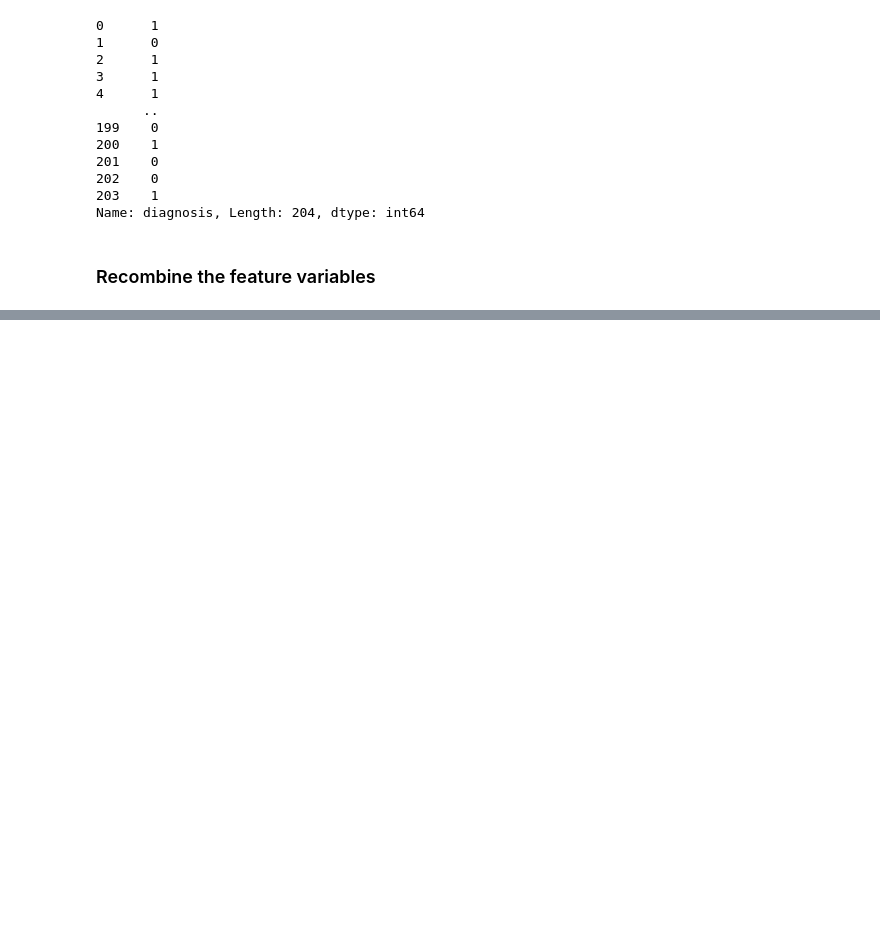
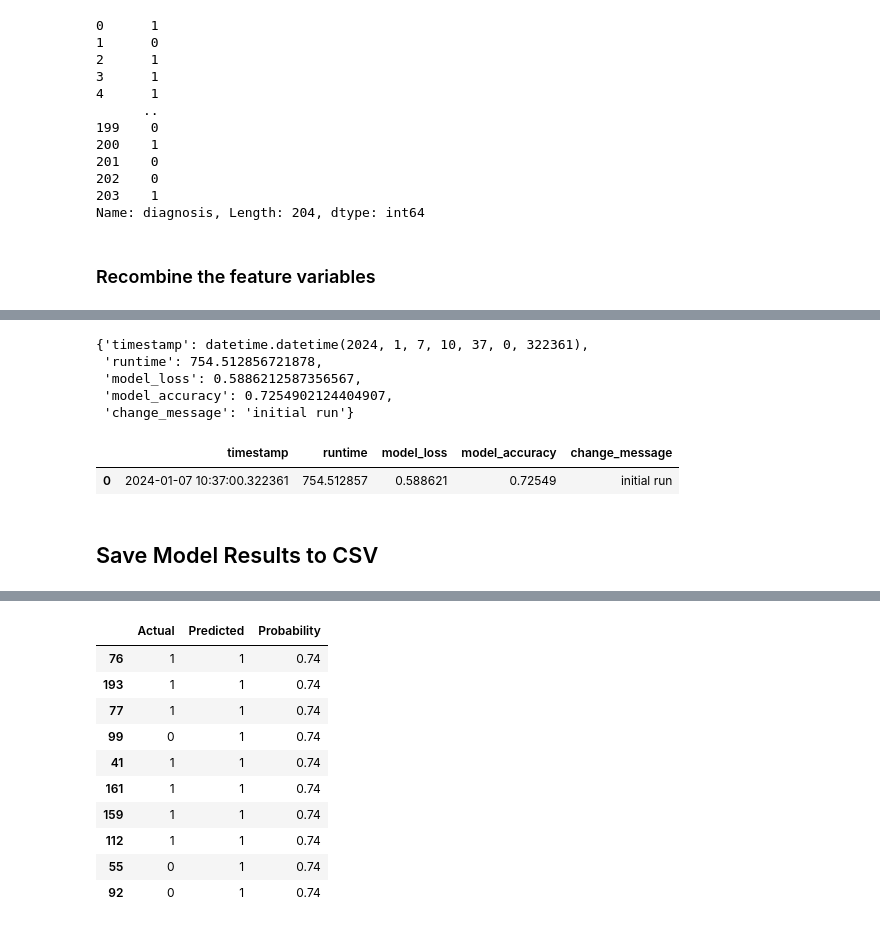
Before and after one commit to alyssahondrade/ml-perspectives-on-voice-disorder-diagnosis, a Jupyter notebook: notebooks/06c_rnn_test.ipynb, the cells around one changed output, grey strips where cells are left out. Cells and saved outputs as stored; diff of their text form; code cells hidden in the pictures; blank space fills up the shorter version.

Commit message:
rnn notebook cleanup and performance tracker

```diff
--- a/notebooks/06c_rnn_test.ipynb
+++ b/notebooks/06c_rnn_test.ipynb
@@ -411,7 +226,0 @@ X_train, X_test, y_train, y_test = train_test_split(flat_df, y, stratify=y)
-# %%
-# Normalize training data to be between 0 and 1
-X_scaler = MinMaxScaler()
-
-# Scale the data
-X_train_scaled = X_scaler.fit_transform(X_train)
-X_test_scaled = X_scaler.fit_transform(X_test)
@@ -426,12 +227,9 @@ X_test_reshaped = X_test_array.reshape((X_test_array.shape[0], -1))
-# %%
-# Normalize training data to be between 0 and 1
-X_scaler = MinMaxScaler()
-
-# Scale the data
-X_train_scaled = X_scaler.fit_transform(X_train_reshaped)
-X_test_scaled = X_scaler.fit_transform(X_test_reshaped)
-
-# # Reshape the data back to the original
-# X_train_scaled = X_train_scaled.reshape(())
-
-# X_test_scaled = X_test_scaled.reshape(())
+# %%
+# Train the model
+fit_model = rnn.fit(
+    X_train_scaled,
+    y_train,
+    shuffle = True,
+    epochs = 20,
+    verbose = 1
+)
@@ -437,0 +284,9 @@ X_test_scaled = X_scaler.fit_transform(X_test_reshaped)
+# %%
+# Display the dictionary
+results_dict
+# %% [output]
+{'timestamp': datetime.datetime(2024, 1, 7, 10, 37, 0, 322361),
+ 'runtime': 754.512856721878,
+ 'model_loss': 0.5886212587356567,
+ 'model_accuracy': 0.7254902124404907,
+ 'change_message': 'initial run'}
@@ -437,0 +303,7 @@ X_test_scaled = X_scaler.fit_transform(X_test_reshaped)
+# %%
+# Convert the dictionary to a dataframe
+results_df = pd.DataFrame(results_dict, index=[0])
+results_df.head()
+# %% [output]
+|  | timestamp | runtime | model_loss | model_accuracy | change_message |
+| 0 | 2024-01-07 10:37:00.322361 | 754.512857 | 0.588621 | 0.72549 | initial run |
@@ -437,0 +338,19 @@ X_test_scaled = X_scaler.fit_transform(X_test_reshaped)
+# %% [markdown]
+## Save Model Results to CSV
+# %%
+# Check the prediction's output probabilities
+predicted_prob = rnn.predict(X_test_scaled)
+clean_prob = np.round(predicted_prob, 2)
+
+# Round to the nearest integer and flatten
+clean_predicted = np.round(predicted_prob).astype(int).flatten()
+
+# Convert to a dataframe for readability
+output_prob = pd.DataFrame({
+    'Actual': y_test,
+    'Predicted': clean_predicted,
+    'Probability': clean_prob.flatten()
+})
+
+output_prob.head(10)
+# %% [output]
@@ -437,0 +358,11 @@ X_test_scaled = X_scaler.fit_transform(X_test_reshaped)
+|  | Actual | Predicted | Probability |
+| 76 | 1 | 1 | 0.74 |
+| 193 | 1 | 1 | 0.74 |
+| 77 | 1 | 1 | 0.74 |
+| 99 | 0 | 1 | 0.74 |
+| 41 | 1 | 1 | 0.74 |
+| 161 | 1 | 1 | 0.74 |
+| 159 | 1 | 1 | 0.74 |
+| 112 | 1 | 1 | 0.74 |
+| 55 | 0 | 1 | 0.74 |
+| 92 | 0 | 1 | 0.74 |
```
Also changed, not shown: parts of 53 cells of this notebook, 4 other files.
